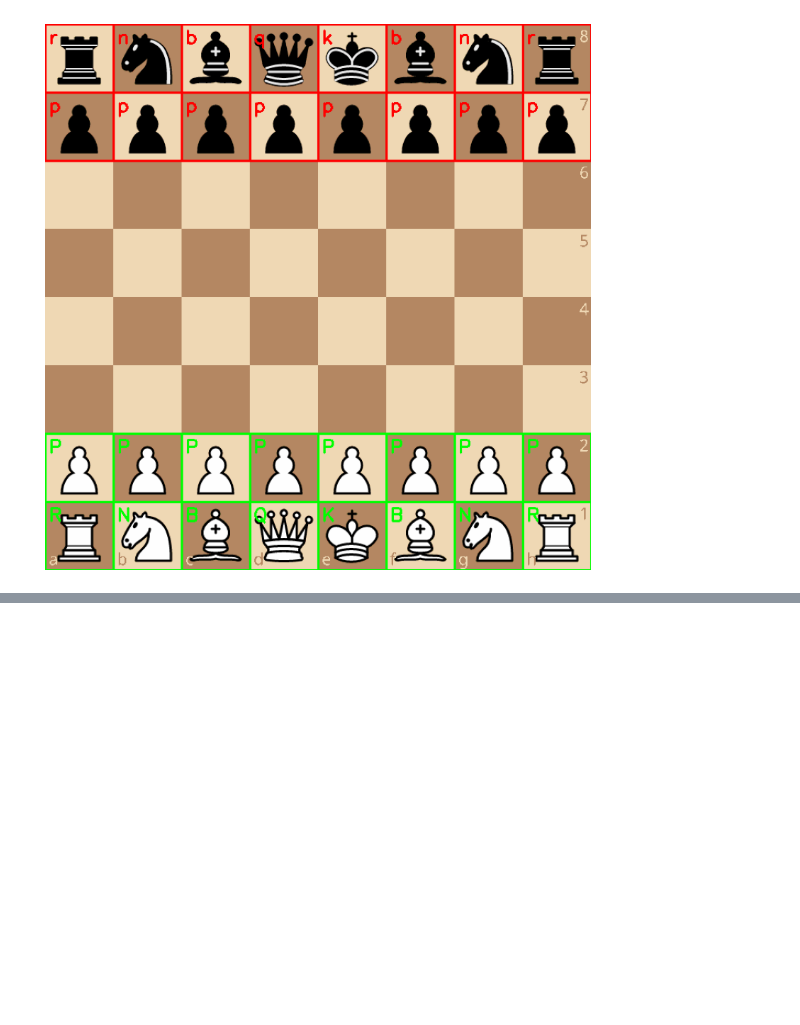
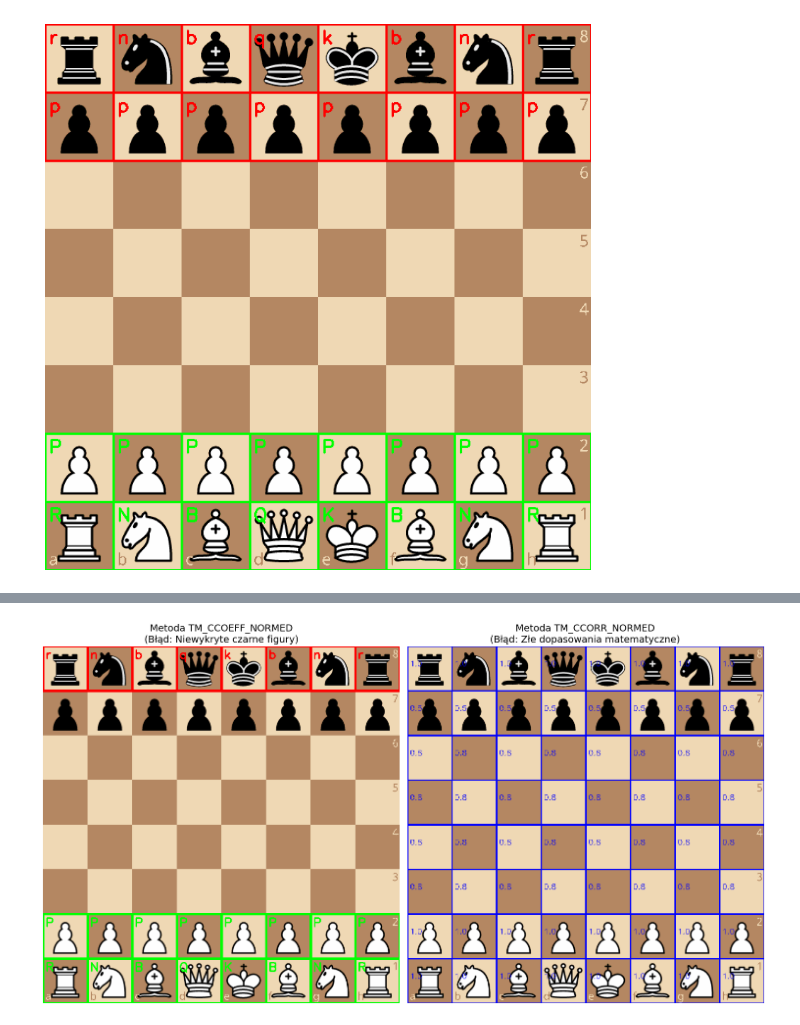
Before and after one commit to Psyhackological/opencv-chess-fen, a Jupyter notebook: chess_board_analyzer.ipynb.ipynb, the cells around one changed output, grey strips where cells are left out. Cells and saved outputs as stored; diff of their text form; code cells hidden in the pictures; blank space fills up the shorter version.

```diff
--- a/chess_board_analyzer.ipynb.ipynb
+++ b/chess_board_analyzer.ipynb.ipynb
@@ -264,7 +438,7 @@ import matplotlib.pyplot as plt
 
 NAZWA_PLIKU = 'starting_board.png'
 SCIEZKA_FOLDERU = 'assets/sample'
-PIECES_DIR = 'assets/pieces/png'
+PIECES_DIR = 'assets/pieces/cburnett/pngs'
 
 piece_filenames = {
     'P': 'wP.png', 'N': 'wN.png', 'B': 'wB.png', 'R': 'wR.png', 'Q': 'wQ.png', 'K': 'wK.png',
@@ -374,0 +578,84 @@ rnbqkbnr/pppppppp/8/8/8/8/PPPPPPPP/RNBQKBNR w KQkq - 0 1
+# %%
+import cv2
+import numpy as np
+import os
+import matplotlib.pyplot as plt
+
+# 1. KONFIGURACJA
+NAZWA_PLIKU = 'starting_board.png'
+SCIEZKA_FOLDERU = 'assets/sample'
+PIECES_DIR = 'assets/pieces/cburnett/pngs'
+
+piece_filenames = {
+    'P': 'wP.png', 'N': 'wN.png', 'B': 'wB.png', 'R': 'wR.png', 'Q': 'wQ.png', 'K': 'wK.png',
+    'p': 'bP.png', 'n': 'bN.png', 'b': 'bB.png', 'r': 'bR.png', 'q': 'bQ.png', 'k': 'bK.png'
+}
+
+# 2. WCZYTANIE DANYCH
+templates = {}
+for symbol, filename in piece_filenames.items():
+    path = os.path.join(PIECES_DIR, filename)
+    img = cv2.imread(path, cv2.IMREAD_UNCHANGED)
+    if img is None: continue
+    _, hard_mask = cv2.threshold(img[:, :, 3], 127, 255, cv2.THRESH_BINARY)
+    templates[symbol] = {'img': img[:, :, :3], 'mask': hard_mask}
+
+game_img = cv2.imread(os.path.join(SCIEZKA_FOLDERU, NAZWA_PLIKU))
+squares = []
+for row in range(8):
+    for col in range(8):
+        y, x = row * 90, col * 90
+        squares.append((game_img[y:y+90, x:x+90], x, y))
+
+# 3. GENEROWANIE WIZUALIZACJI BŁĘDÓW
+fig, ax = plt.subplots(1, 2, figsize=(15, 8))
+
+# --- METODA 1: CCOEFF (Problem kontrastu) ---
+img_ccoeff = game_img.copy()
+for square, x, y in squares:
+    best_score = -1
+    best_sym = None
+    for sym, data in templates.items():
+        res = cv2.matchTemplate(square, data['img'], cv2.TM_CCOEFF_NORMED, mask=data['mask'])
+        _, max_val, _, _ = cv2.minMaxLoc(res)
+        if max_val > best_score:
+            best_score = max_val
+            best_sym = sym
+
+    # Próg 0.80 wykrywa białe, ale gubi czarne
+    if best_score > 0.80:
+        color = (0, 255, 0) if best_sym.isupper() else (0, 0, 255)
+        cv2.rectangle(img_ccoeff, (x, y), (x+90, y+90), color, 3)
+        cv2.putText(img_ccoeff, best_sym, (x+5, y+25), cv2.FONT_HERSHEY_SIMPLEX, 0.8, color, 2)
+
+ax[0].imshow(cv2.cvtColor(img_ccoeff, cv2.COLOR_BGR2RGB))
+ax[0].set_title("Metoda TM_CCOEFF_NORMED\n(Błąd: Niewykryte czarne figury)", fontsize=14)
+ax[0].axis('off')
+
+# --- METODA 2: CCORR (Błąd matematyczny) ---
+img_ccorr = game_img.copy()
+for square, x, y in squares:
+    best_score = 0
+    best_sym = None
+    for sym, data in templates.items():
+        res = cv2.matchTemplate(square, data['img'], cv2.TM_CCORR_NORMED, mask=data['mask'])
+        _, max_val, _, _ = cv2.minMaxLoc(res)
+        if max_val > best_score:
+            best_score = max_val
+            best_sym = sym
+
+    # CCORR często zwraca błędy na czarnych polach lub dopasowuje cokolwiek
+    # Rysujemy wszystko co znajdzie, żeby pokazać chaos
+    if best_sym:
+        cv2.rectangle(img_ccorr, (x, y), (x+90, y+90), (255, 0, 0), 2)
+        # Wypisujemy wynik, często są to dziwne liczby
+        cv2.putText(img_ccorr, f"{best_score:.1f}", (x+5, y+40), cv2.FONT_HERSHEY_SIMPLEX, 0.5, (255, 0, 0), 1)
+
+ax[1].imshow(cv2.cvtColor(img_ccorr, cv2.COLOR_BGR2RGB))
+ax[1].set_title("Metoda TM_CCORR_NORMED\n(Błąd: Złe dopasowania matematyczne)", fontsize=14)
+ax[1].axis('off')
+
+plt.tight_layout()
+plt.show()
+# %% [output]
+[figure, added]
```
Also changed, not shown: parts of 14 cells of this notebook, 3 other files.
